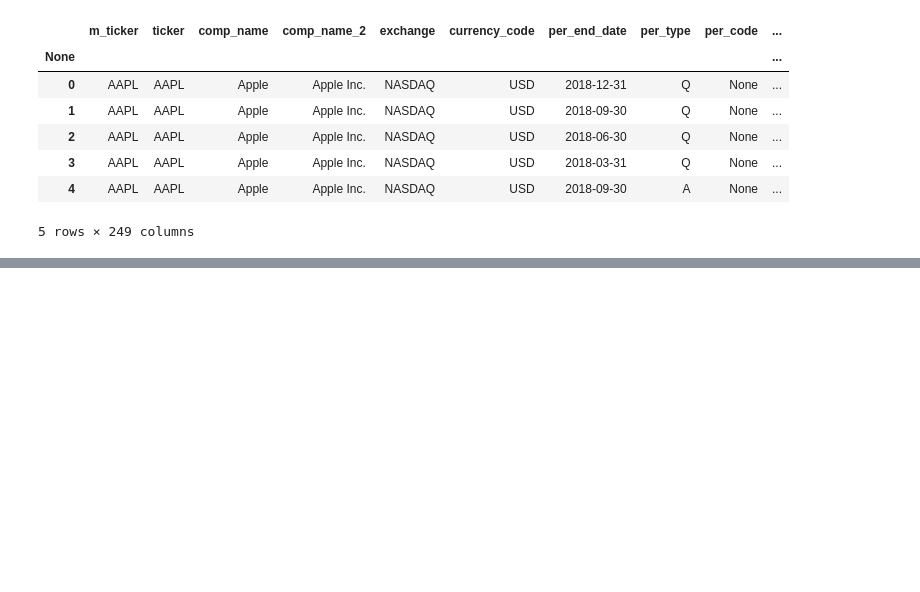
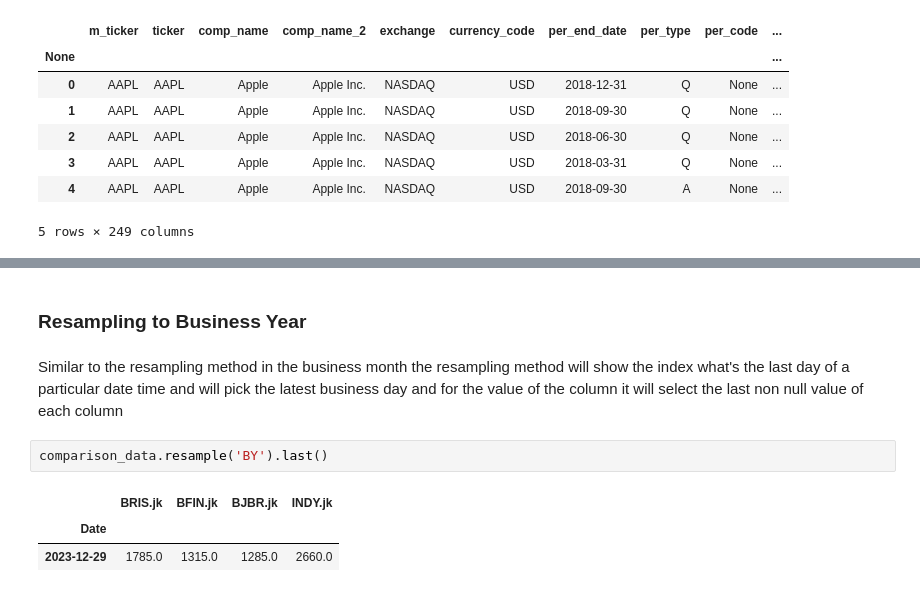
Before and after one commit to teguharia172/morgan, a Jupyter notebook: course/importing_finance_data/importing_organizing_finance_data.ipynb, the cells around one changed output, grey strips where cells are left out. Drawn from its saved outputs; the diff is of its cells as text; blank space fills up the shorter version.

```diff
--- a/course/importing_finance_data/importing_organizing_finance_data.ipynb
+++ b/course/importing_finance_data/importing_organizing_finance_data.ipynb
@@ -148,0 +164,10 @@ data.tail()
+# %% [markdown]
+### Resampling to Business Year
+# %% [markdown]
+Similar to the resampling method in the business month the resampling method will show the index what's the last day of a particular date time and will pick the latest business day and for the value of the column it will select the last non null value of each column
+# %%
+comparison_data.resample('BY').last()
+# %% [output]
+|  | BRIS.jk | BFIN.jk | BJBR.jk | INDY.jk |
+| Date |  |  |  |  |
+| 2023-12-29 | 1785.0 | 1315.0 | 1285.0 | 2660.0 |
```
Also changed, not shown: parts of 3 cells of this notebook.
